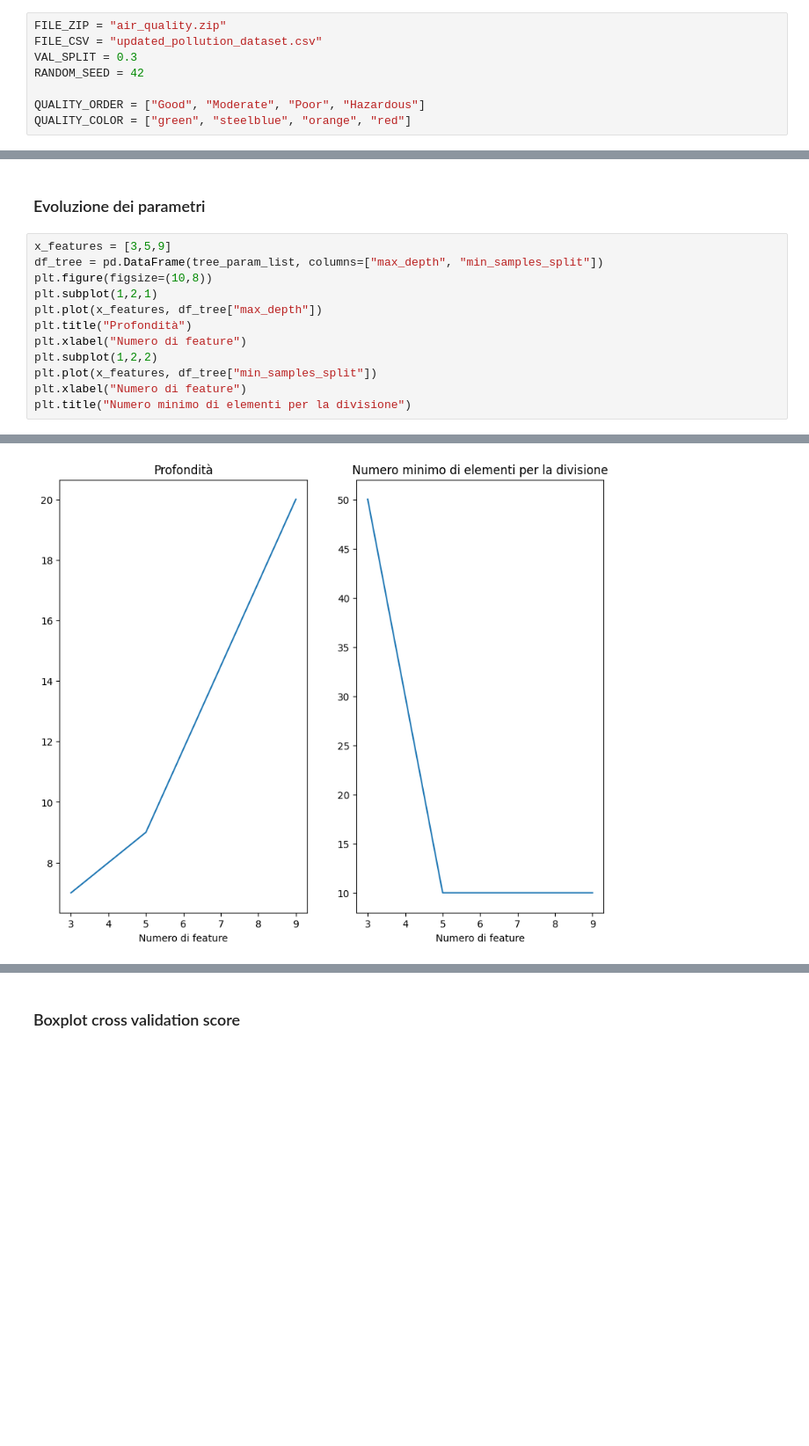
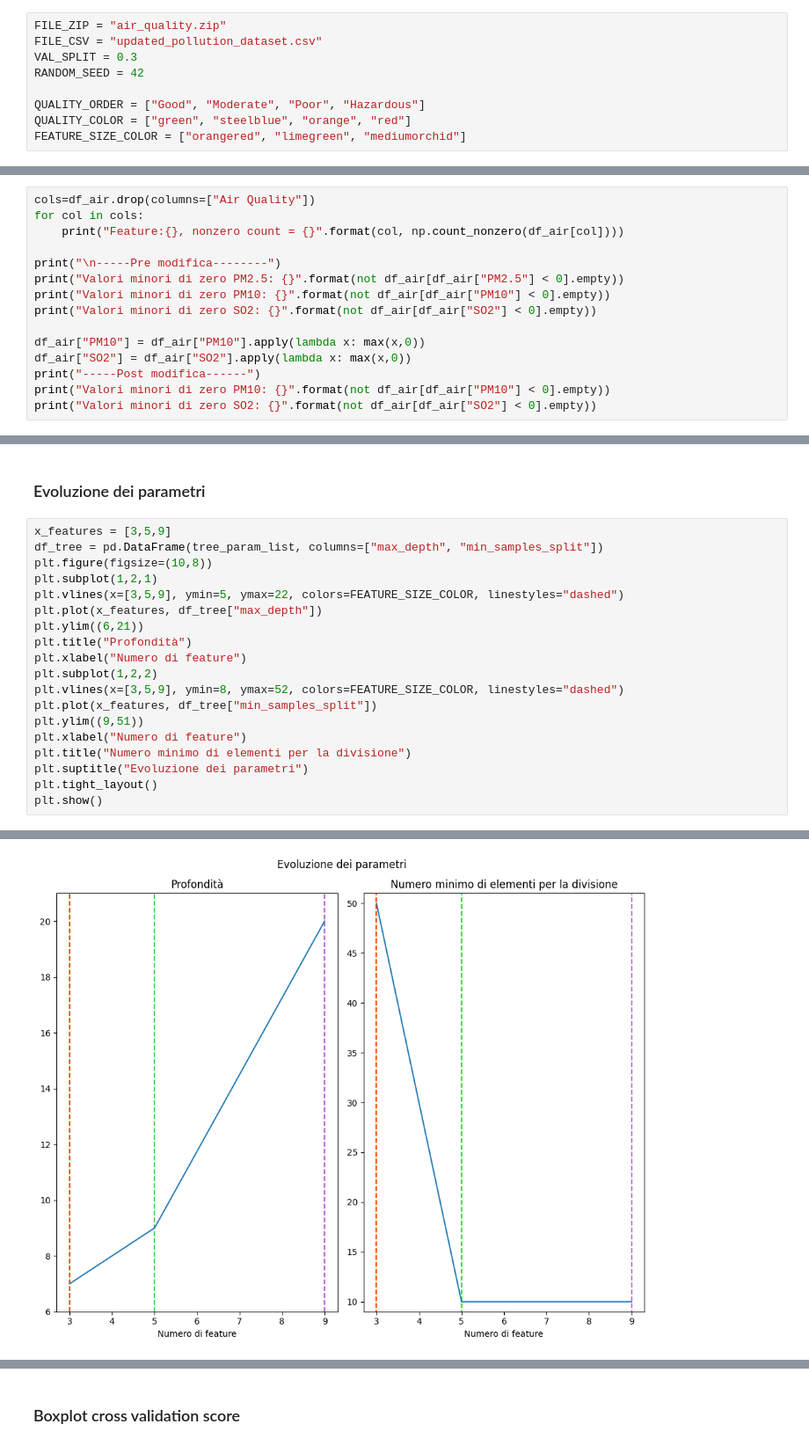
Before and after one commit to MauroMuratore/machine-learning, a Jupyter notebook: main.ipynb, the cells around one changed output, grey strips where cells are left out. Shown at 88% size. Cells and saved outputs as stored; diff of their text form; blank space fills up the shorter version.

```diff
--- a/main.ipynb
+++ b/main.ipynb
@@ -40,6 +40,7 @@ RANDOM_SEED = 42
 
 QUALITY_ORDER = ["Good", "Moderate", "Poor", "Hazardous"]
 QUALITY_COLOR = ["green", "steelblue", "orange", "red"]
+FEATURE_SIZE_COLOR = ["orangered", "limegreen", "mediumorchid"]
 # %% [markdown]
 ## Caricamento Dati
 # %%
@@ -276 +279,16 @@ SO2 negativo è causato da errori di misurazione, quindi i valori negativi li me
 Per alberi di decisione non è necessario scalare i dati, non lo facciamo perchè almeno possiamo interpretare i valori
+# %%
+cols=df_air.drop(columns=["Air Quality"])
+for col in cols:
+    print("Feature:{}, nonzero count = {}".format(col, np.count_nonzero(df_air[col])))
+
+print("\n-----Pre modifica--------")
+print("Valori minori di zero PM2.5: {}".format(not df_air[df_air["PM2.5"] < 0].empty))
+print("Valori minori di zero PM10: {}".format(not df_air[df_air["PM10"] < 0].empty))
+print("Valori minori di zero SO2: {}".format(not df_air[df_air["SO2"] < 0].empty))
+
+df_air["PM10"] = df_air["PM10"].apply(lambda x: max(x,0))
+df_air["SO2"] = df_air["SO2"].apply(lambda x: max(x,0))
+print("-----Post modifica------")
+print("Valori minori di zero PM10: {}".format(not df_air[df_air["PM10"] < 0].empty))
+print("Valori minori di zero SO2: {}".format(not df_air[df_air["SO2"] < 0].empty))
@@ -553,11 +613,18 @@ x_features = [3,5,9]
 df_tree = pd.DataFrame(tree_param_list, columns=["max_depth", "min_samples_split"])
 plt.figure(figsize=(10,8))
 plt.subplot(1,2,1)
+plt.vlines(x=[3,5,9], ymin=5, ymax=22, colors=FEATURE_SIZE_COLOR, linestyles="dashed")
 plt.plot(x_features, df_tree["max_depth"])
+plt.ylim((6,21))
 plt.title("Profondità")
 plt.xlabel("Numero di feature")
 plt.subplot(1,2,2)
+plt.vlines(x=[3,5,9], ymin=8, ymax=52, colors=FEATURE_SIZE_COLOR, linestyles="dashed")
 plt.plot(x_features, df_tree["min_samples_split"])
+plt.ylim((9,51))
 plt.xlabel("Numero di feature")
 plt.title("Numero minimo di elementi per la divisione")
+plt.suptitle("Evoluzione dei parametri")
+plt.tight_layout()
+plt.show()
 # %% [output]
@@ -565 +631 @@ Text(0.5, 1.0, 'Numero minimo di elementi per la divisione')
-[figure, old version]
+[figure, new version]
```
Also changed, not shown: parts of 17 cells of this notebook, 7 other files.
